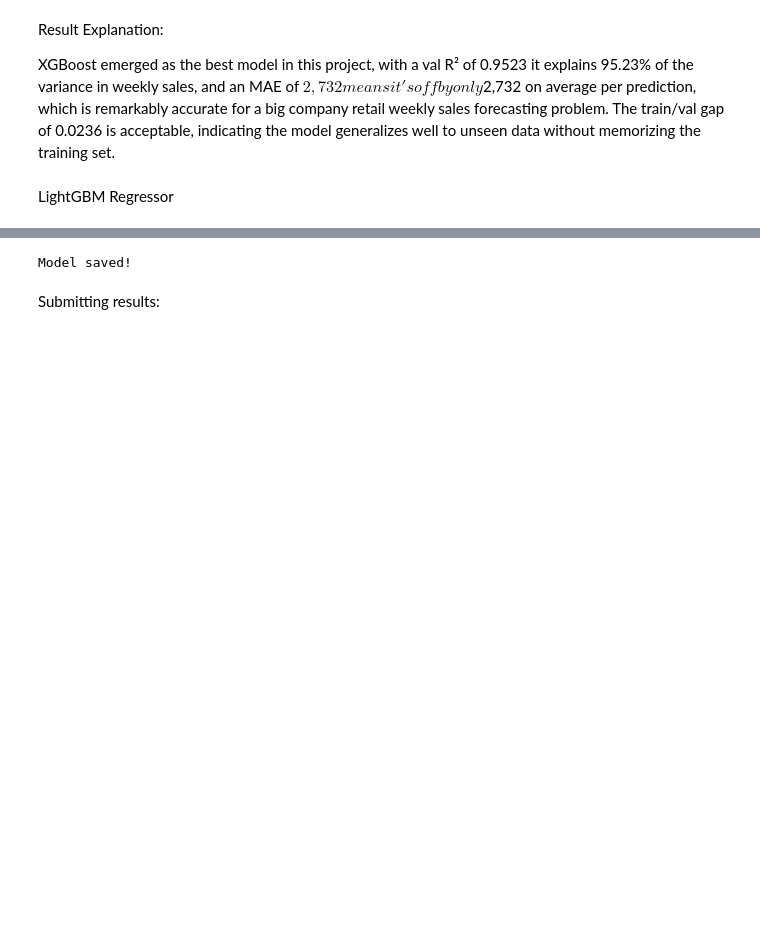
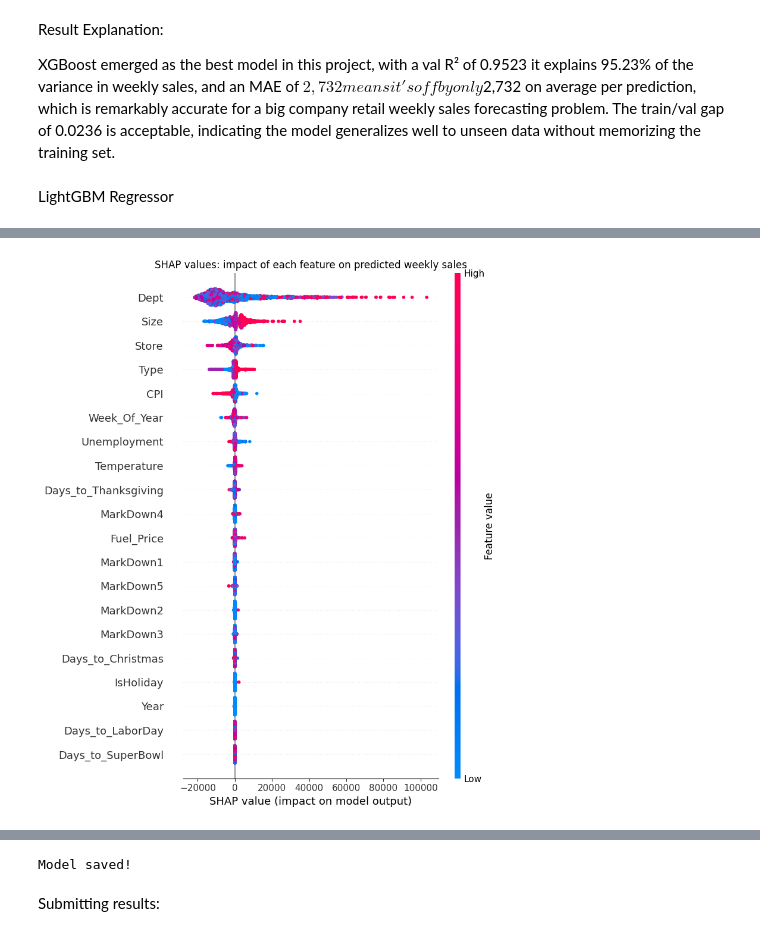
Before and after one commit to kaiokasa/shelfcast, a Jupyter notebook: Notebook.ipynb, the cells around one changed output, grey strips where cells are left out. Cells and saved outputs as stored; diff of their text form; code cells hidden in the pictures; blank space fills up the shorter version.

```diff
--- a/Notebook.ipynb
+++ b/Notebook.ipynb
@@ -1437,0 +1542,32 @@ Val R²:   0.9421
+# %%
+xgb_model = XGB_pipeline.named_steps["Model"]
+feature_names = [name.split("__")[1] for name in XGB_pipeline.named_steps["Preprocessing"].get_feature_names_out()]
+
+importance = (
+    pd.DataFrame({"Feature": feature_names, "Importance": xgb_model.feature_importances_})
+    .sort_values("Importance")
+)
+
+fig = px.bar(importance, x="Importance", y="Feature", orientation="h",
+             title="XGBoost feature importance (gain)")
+fig.update_layout(template="plotly_white", title_x=0.5, width=900, height=600)
+fig.show()
+# %%
+import shap
+import matplotlib.pyplot as plt
+
+X_val_sample = X_val.sample(2000, random_state=42)
+X_val_sample_transformed = pd.DataFrame(
+    XGB_pipeline.named_steps["Preprocessing"].transform(X_val_sample),
+    columns=feature_names,
+)
+
+explainer = shap.TreeExplainer(xgb_model)
+shap_values = explainer.shap_values(X_val_sample_transformed)
+
+shap.summary_plot(shap_values, X_val_sample_transformed, show=False)
+plt.title("SHAP values: impact of each feature on predicted weekly sales")
+plt.tight_layout()
+plt.show()
+# %% [output]
+[figure, added]
```
Also changed, not shown: parts of 23 cells of this notebook, 6 other files.
